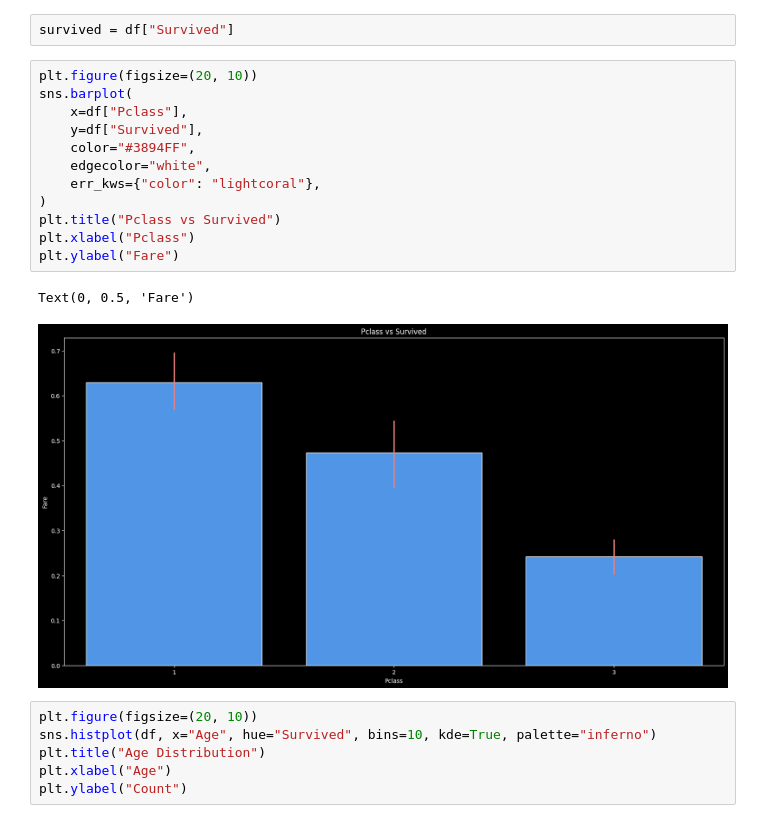
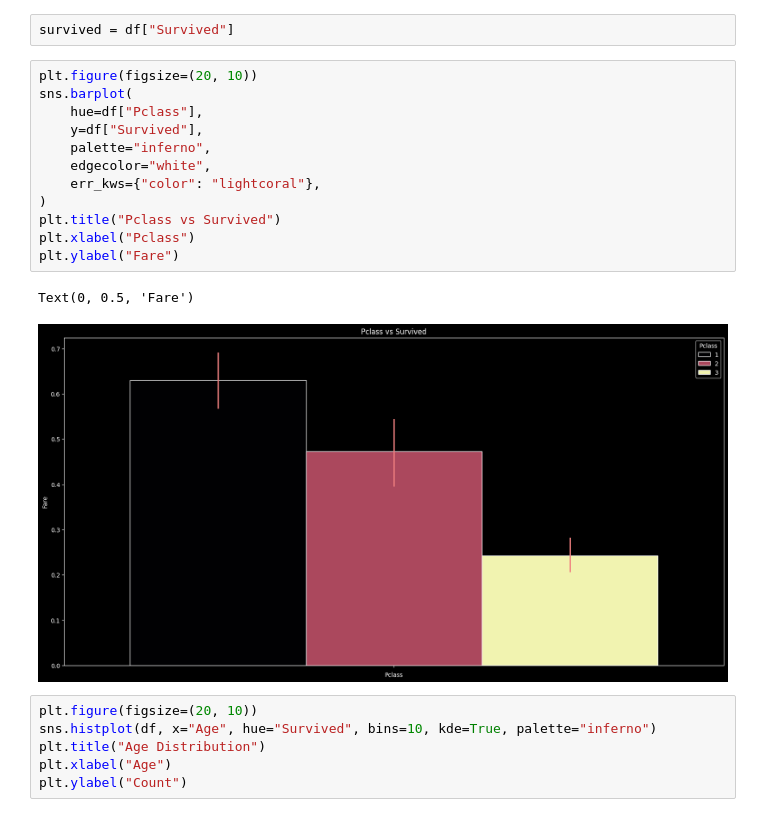
Before and after one commit to sarveshmhadgut/DSBDAL-Coursework, a Jupyter notebook: Mock Prep/data_viz_01+02.ipynb, the cells around one changed output. Drawn from its saved outputs; the diff is of its cells as text.

```diff
--- a/Mock Prep/data_viz_01+02.ipynb
+++ b/Mock Prep/data_viz_01+02.ipynb
@@ -126,18 +126,18 @@ survived = df["Survived"]
 # %%
 plt.figure(figsize=(20, 10))
 sns.barplot(
-    x=df["Pclass"],
+    hue=df["Pclass"],
     y=df["Survived"],
-    color="#3894FF",
+    palette="inferno",
     edgecolor="white",
     err_kws={"color": "lightcoral"},
 )
 plt.title("Pclass vs Survived")
 plt.xlabel("Pclass")
 plt.ylabel("Fare")
 # %% [output]
 Text(0, 0.5, 'Fare')
-[figure, old version]
+[figure, new version]
 # %%
 plt.figure(figsize=(20, 10))
 sns.histplot(df, x="Age", hue="Survived", bins=10, kde=True, palette="inferno")
```
Also changed, not shown: parts of 2 cells of this notebook, 1 other file.
